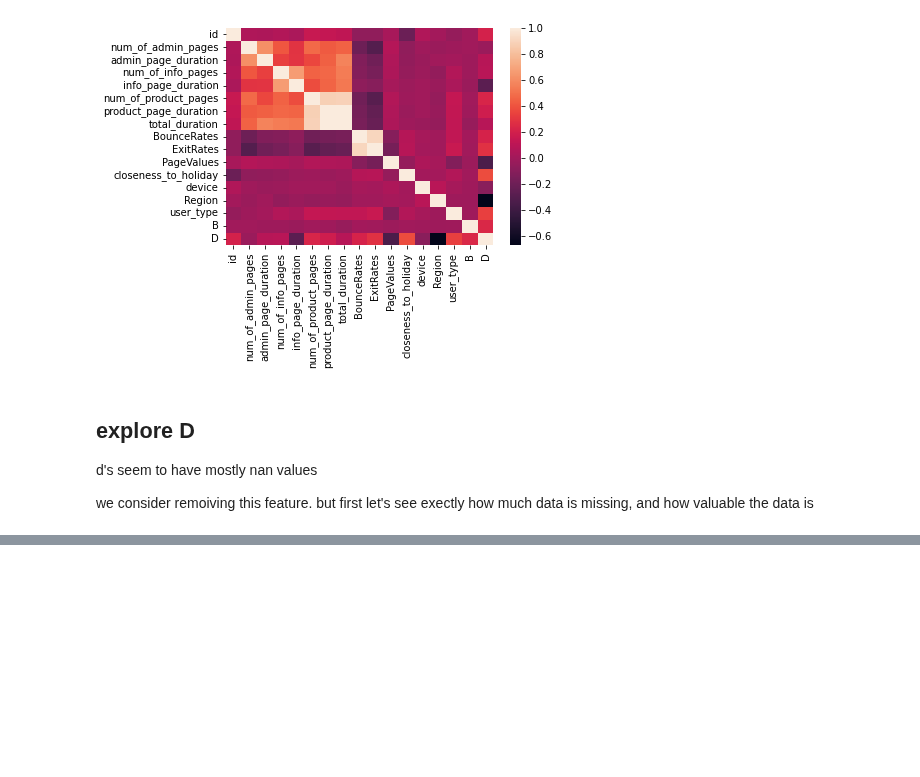
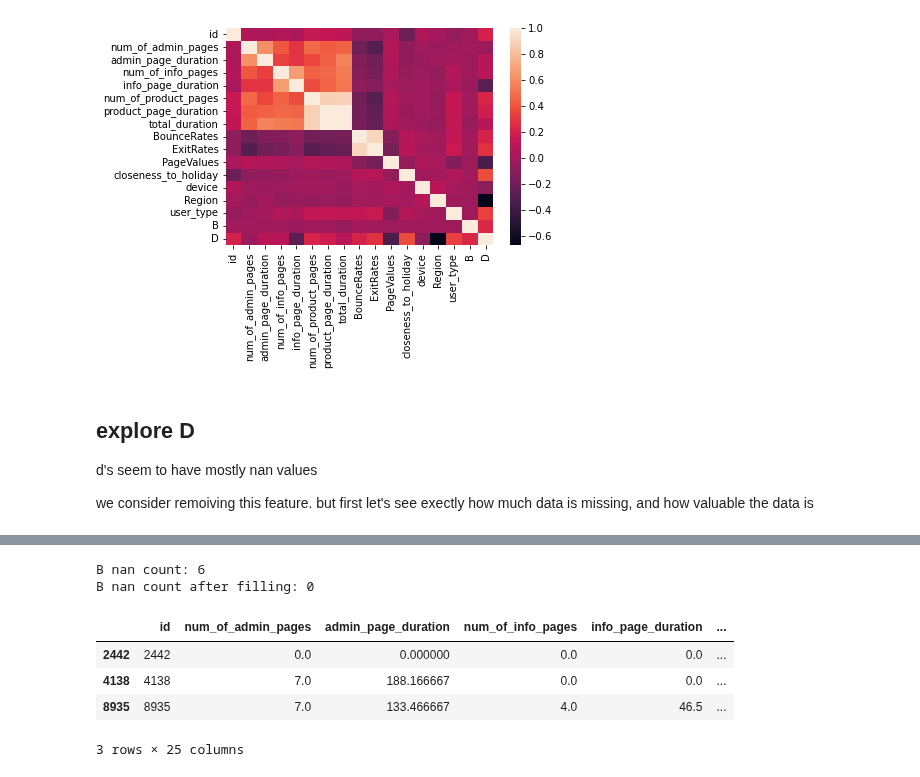
Before and after one commit to MrPupik/INTO_TO_ML, a Jupyter notebook: project/proj.ipynb, the cells around one changed output, grey strips where cells are left out. Drawn from its saved outputs; the diff is of its cells as text; code cells hidden in the pictures; blank space fills up the shorter version.

```diff
--- a/project/proj.ipynb
+++ b/project/proj.ipynb
@@ -197,0 +207,19 @@ KeyError: "['D'] not found in axis"
+# %%
+# X_train.C.value_counts()
+# X_train_no_C = X_train.copy()
+# X_train_no_C = X_train_no_C.drop(columns=('C'))
+X_train = pd.get_dummies(X_train,columns=['C'],drop_first=True)
+# %%
+print("B nan count:", X_train.B.isnull().sum())
+X_train.B = X_train.B.fillna(X_train.B.mean())
+print("B nan count after filling:", X_train.B.isnull().sum())
+
+X_train.head(3)
+# %% [output]
+B nan count: 6
+B nan count after filling: 0
+|  | id | num_of_admin_pages | admin_page_duration | num_of_info_pages | info_page_duration | ... |
+| 2442 | 2442 | 0.0 | 0.000000 | 0.0 | 0.0 | ... |
+| 4138 | 4138 | 7.0 | 188.166667 | 0.0 | 0.0 | ... |
+| 8935 | 8935 | 7.0 | 133.466667 | 4.0 | 46.5 | ... |
+3 rows × 25 columns
```
Also changed, not shown: parts of 5 cells of this notebook.
